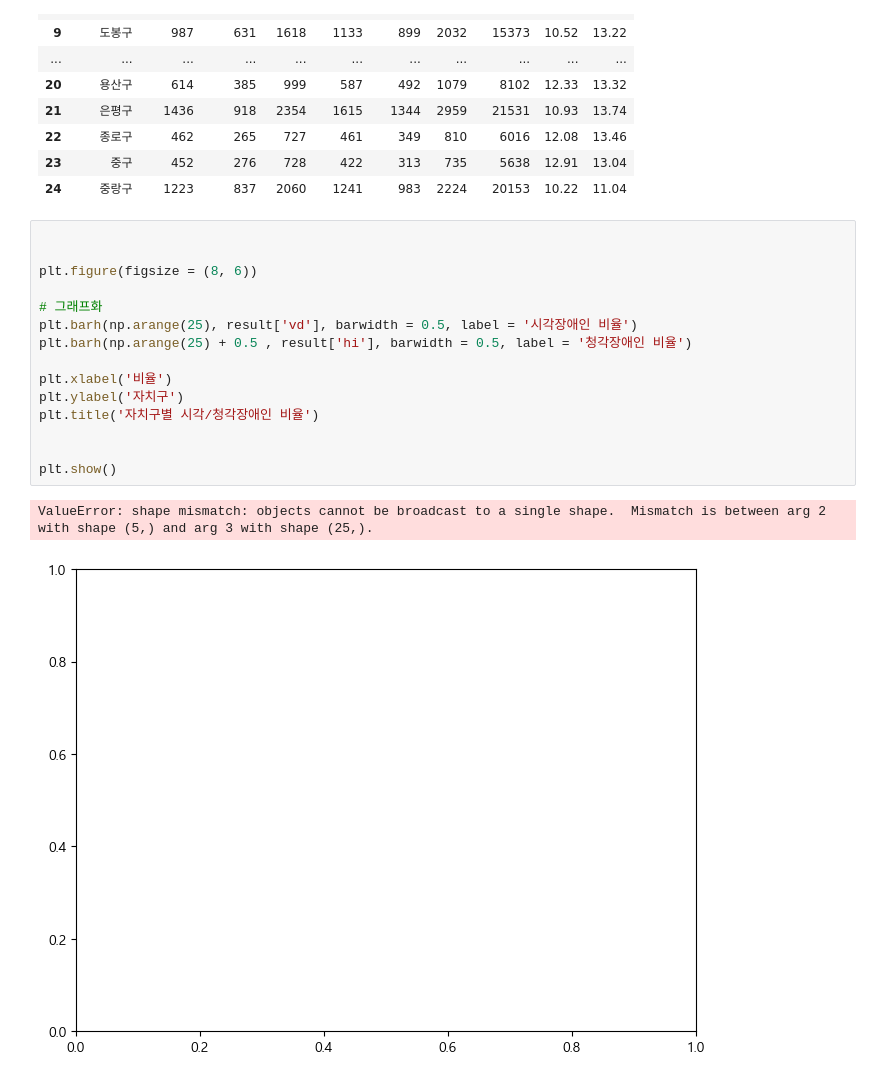
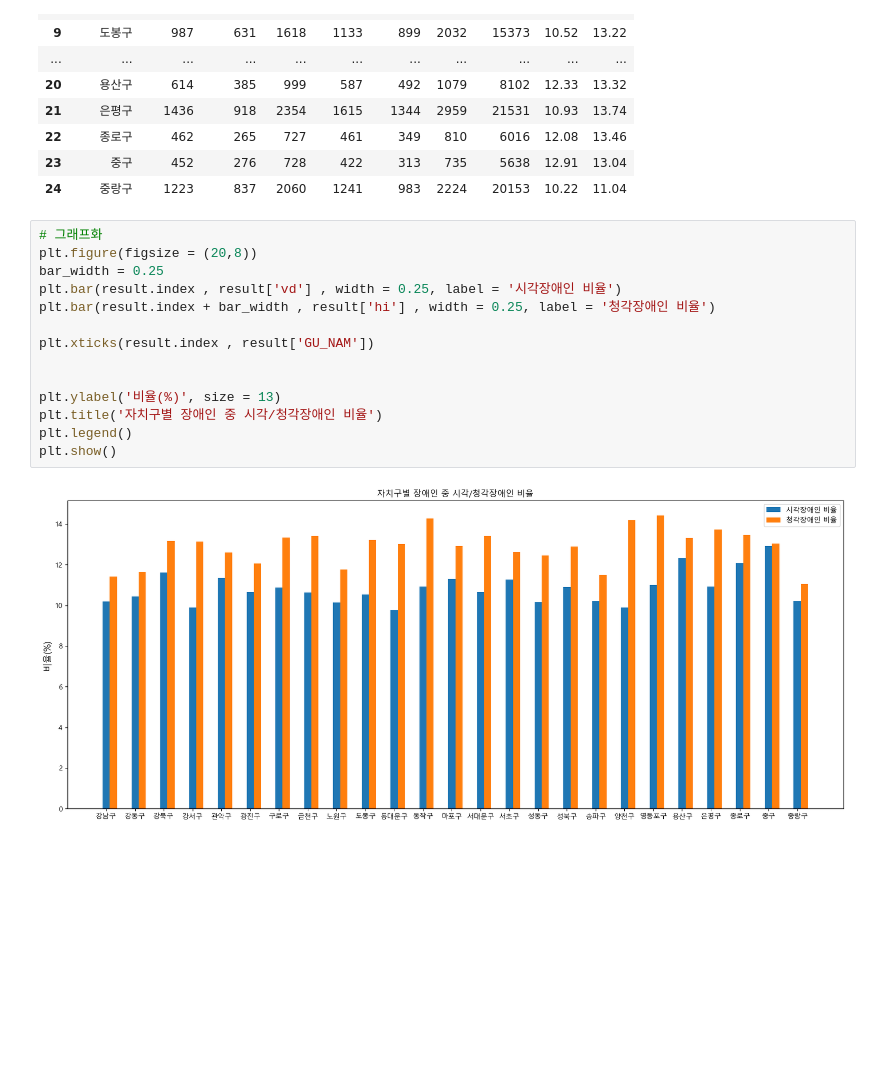
Before and after one commit to FEELGOODRAIN/GyeongSu, a Jupyter notebook: Hyosup/Project - type.ipynb, the cells around one changed output. Drawn from its saved outputs; the diff is of its cells as text; blank space fills up the shorter version.

```diff
--- a/Hyosup/Project - type.ipynb
+++ b/Hyosup/Project - type.ipynb
@@ -317,20 +317,18 @@ result
 | 23 | 중구 | 452 | 276 | 728 | 422 | 313 | 735 | 5638 | 12.91 | 13.04 |
 | 24 | 중랑구 | 1223 | 837 | 2060 | 1241 | 983 | 2224 | 20153 | 10.22 | 11.04 |
 # %%
+# 그래프화
+plt.figure(figsize = (20,8))
+bar_width = 0.25
+plt.bar(result.index , result['vd'] , width = 0.25, label = '시각장애인 비율')
+plt.bar(result.index + bar_width , result['hi'] , width = 0.25, label = '청각장애인 비율')
+
+plt.xticks(result.index , result['GU_NAM'])
 
 
-plt.figure(figsize = (8, 6))
-
-# 그래프화
-plt.barh(np.arange(25), result['vd'], barwidth = 0.5, label = '시각장애인 비율')
-plt.barh(np.arange(25) + 0.5 , result['hi'], barwidth = 0.5, label = '청각장애인 비율')
-
-plt.xlabel('비율')
-plt.ylabel('자치구')
-plt.title('자치구별 시각/청각장애인 비율')
-
-
+plt.ylabel('비율(%)', size = 13)
+plt.title('자치구별 장애인 중 시각/청각장애인 비율')
+plt.legend()
 plt.show()
 # %% [output]
-ValueError: shape mismatch: objects cannot be broadcast to a single shape.  Mismatch is between arg 2 with shape (5,) and arg 3 with shape (25,).
-[figure, old version]
+[figure, new version]
```
Also changed, not shown: parts of 3 cells of this notebook.
